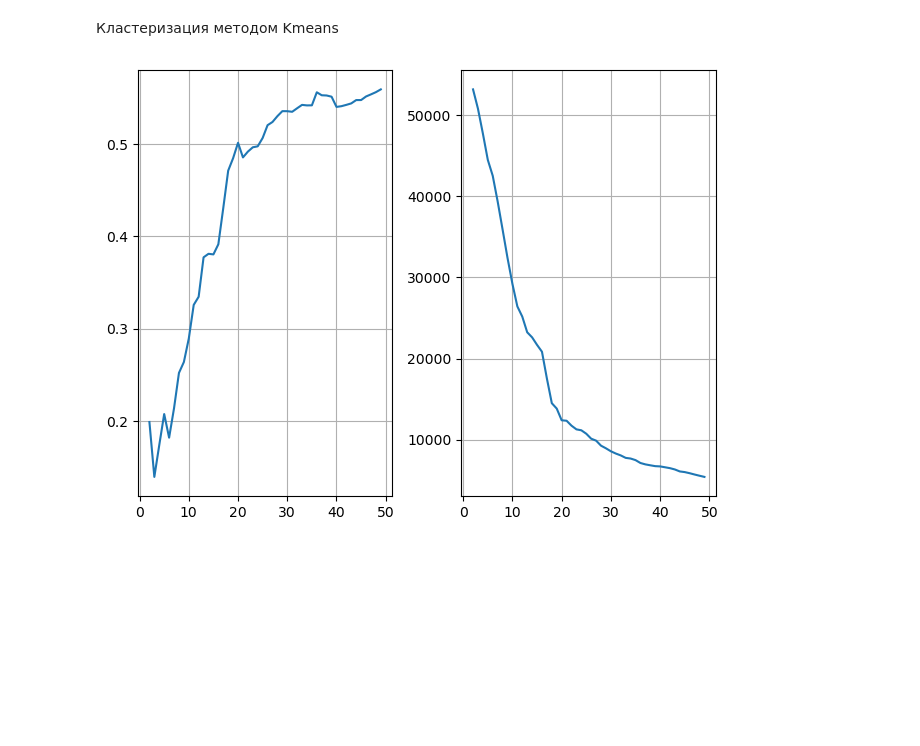
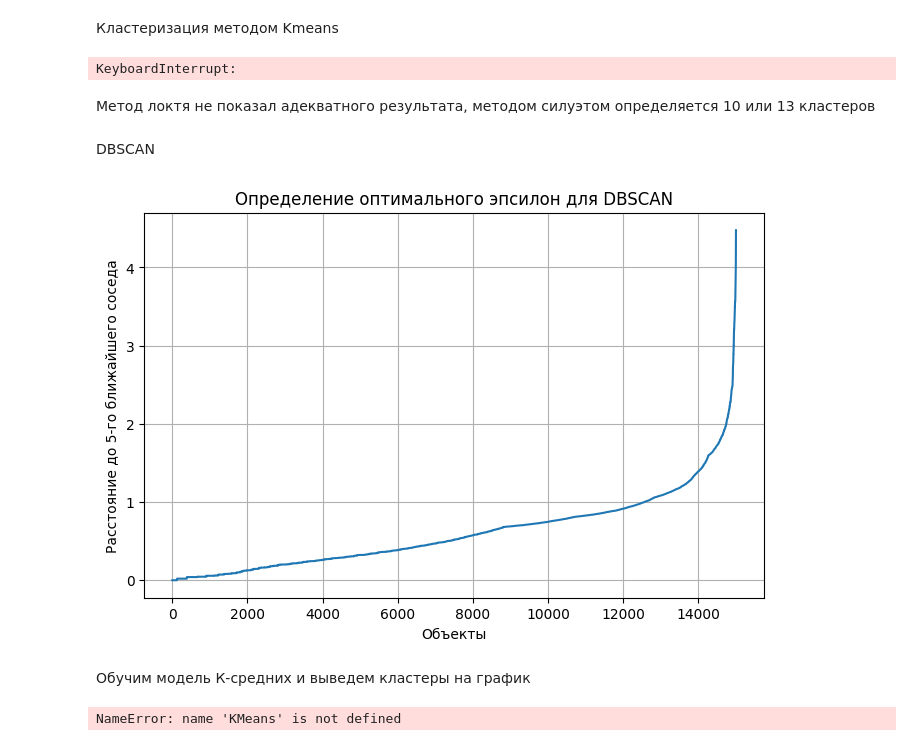
Before and after one commit to Winnie-the-Pooh2019/ai-l2.2.3, a Jupyter notebook: main.ipynb, the cells around one changed output. Cells and saved outputs as stored; diff of their text form; code cells hidden in the pictures; blank space fills up the shorter version.

```diff
--- a/main.ipynb
+++ b/main.ipynb
@@ -127,10 +128,10 @@ None
 # %% [markdown]
 Далее удаляем строки, в которых указаны не уволившиеся люди и отбрасываем столбец *left*
 # %%
-df_left = df[df['left'] == 1]
+df_left = df_encoded[df_encoded['left'] == 1]
 
-X = df_left.drop('left', axis=1)
-y = df_left['left']
+X = df_encoded.drop('left', axis=1)
+y = df_encoded['left']
 
 X.info()
 # %% [output]
@@ -183,0 +157,8 @@ None
+# %%
+scaler = StandardScaler()
+scaler.fit(X)
+X_scaled = scaler.transform(X)
+
+X_scaled = pd.DataFrame(X_scaled, columns=X.columns)
+
+X_scaled.head()
@@ -187,10 +175,10 @@ None
 inertia = []
 silhouettes = []
 
-iter_max = 50
+iter_max = 30
 
 for k in range(2, iter_max):
-    kmeans = KMeans(n_clusters=k, random_state=42)
+    kmeans = KMeans(n_clusters=k, init='k-means++', random_state=42)
     kmeans.fit(X_scaled)
     predicted = kmeans.predict(X_scaled)
 
@@ -209,4 +197,6 @@ axs[1].grid(True)
 plt.tight_layout()
 plt.show()
 # %% [output]
-[figure, removed]
+KeyboardInterrupt:
+# %% [markdown]
+Метод локтя не показал адекватного результата, методом силуэтом определяется 10 или 13 кластеров
@@ -212,0 +205,23 @@ plt.show()
+# %% [markdown]
+DBSCAN
+# %%
+from sklearn.neighbors import NearestNeighbors
+
+
+def draw_dbscan_curve(X_dbscan, n=5):
+    nearest = NearestNeighbors(n_neighbors=n)
+    neighbors = nearest.fit(X_dbscan)
+    distances, indices = neighbors.kneighbors(X_dbscan)
+    distances = np.sort(distances[:, -1])
+
+    plt.figure(figsize=(8, 5))
+    plt.plot(distances)
+    plt.xlabel('Объекты')
+    plt.ylabel('Расстояние до 5-го ближайшего соседа')
+    plt.title('Определение оптимального эпсилон для DBSCAN')
+    plt.grid(True)
+    plt.show()
+# %%
+draw_dbscan_curve(X_scaled)
+# %% [output]
+[figure, added]
@@ -212,0 +230,31 @@ plt.show()
+# %% [markdown]
+Обучим модель К-средних и выведем кластеры на график
+# %%
+from sklearn.manifold import TSNE
+from sklearn.decomposition import PCA
+
+kmeans_optimal = KMeans(n_clusters=optimal_k, init='k-means++', random_state=42)
+clusters_k = kmeans_optimal.fit_predict(X_scaled)
+
+pca = PCA(n_components=2)
+X_pca = pca.fit_transform(X_scaled)
+
+tsne = TSNE(n_components=2)
+X_tsne = tsne.fit_transform(X_scaled)
+
+fig, (ax1, ax2) = plt.subplots(1, 2, figsize=(16, 6))
+
+ax1.set_title('PCA')
+for i, label in enumerate(clusters_k):
+    points = X_pca[clusters_k == label]
+    ax1.scatter(points[:, 0], points[:, 1], label=label)
+
+ax2.set_title('T-SNE')
+for i, label in enumerate(clusters_k):
+    points = X_tsne[clusters_k == label]
+    ax2.scatter(points[:, 0], points[:, 1], label=label)
+
+plt.suptitle('Визуализация кластеров для Kmeans')
+plt.show()
+# %% [output]
+NameError: name 'KMeans' is not defined
```
Also changed, not shown: parts of 11 cells of this notebook.
